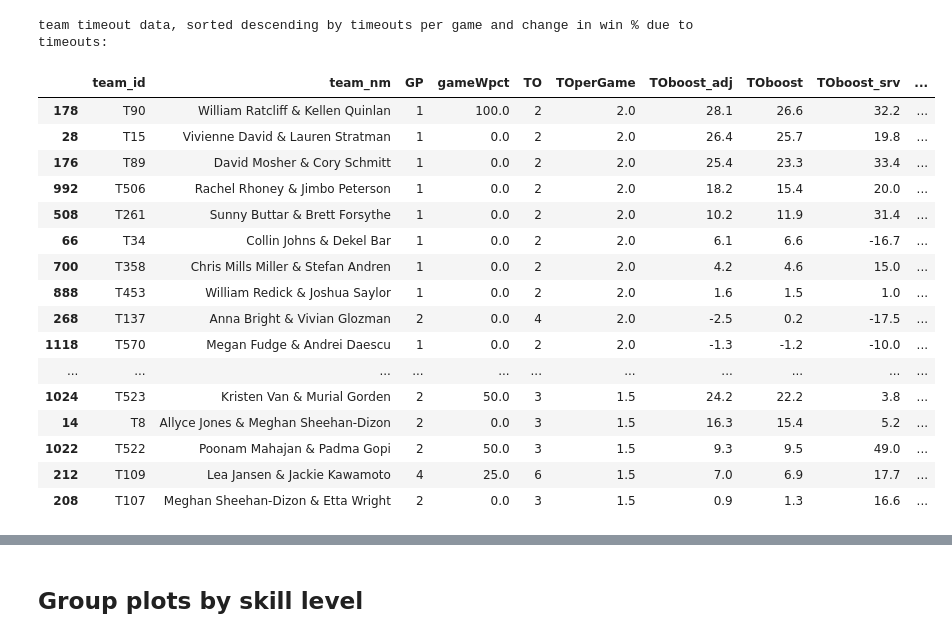
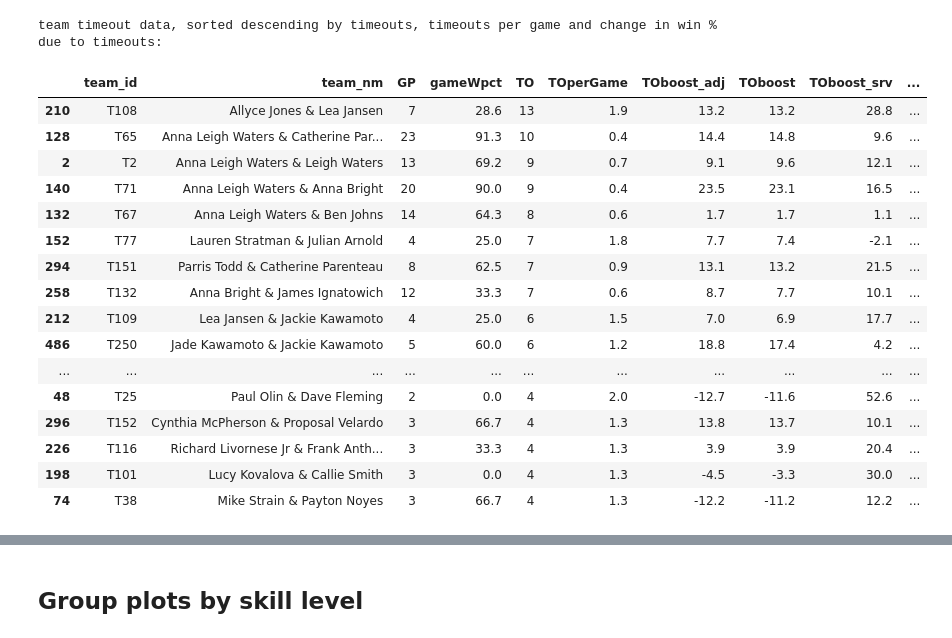
Before and after one commit to conner-mcnicholas/Pickleball_Timeout_Analysis, a Jupyter notebook: src/timeout_analysis.ipynb, the cells around one changed output, grey strips where cells are left out. Cells and saved outputs as stored; diff of their text form; code cells hidden in the pictures.

Commit message:
latest data

```diff
--- a/src/timeout_analysis.ipynb
+++ b/src/timeout_analysis.ipynb
@@ -521,49 +571,49 @@ df_teammetrx['TOperGame'] = (df_teammetrx.TO/df_teammetrx.GP).round(1)
 #print(f"df_teammetrx:\n {df_teammetrx}\n")
 #print(f'\nlength df_teammetrx: {len(df_teammetrx)}\n')
 
 grouped = df_timeout.groupby('to_team')
 df_teamcalc = pd.concat([grouped['deltawin'].agg([('TOboost','mean')]).round(1), \
                     grouped['deltawin_adj'].agg([('TOboost_adj','mean')]).round(1), \
                     grouped['deltawinsrv'].agg([('TOboost_srv','mean')]).round(1), \
                     grouped['deltawinrcv'].agg([('TOboost_ret','mean')]).round(1), \
                    ],axis=1).reset_index()
 df_teamcalc.rename(columns={"to_team": "team_id"},inplace=True)
 #print(f"\n df_teamcalc:\n {df_teamcalc}\n")
 #print(f'\nlength df_teamcalc: {len(df_teamcalc)}\n')
 
 df_teammetrx = pd.merge(df_teammetrx,df_teamcalc,how='outer',on='team_id').fillna(0)
 df_teammetrx['team_id'] = [int(x[1:]) for x in df_teammetrx.team_id]
 df_teammetrx = df_teammetrx.sort_values('team_id')
 df_teammetrx.team_id = 'T'+df_teammetrx.team_id.astype(str)
 df_teammetrx = pd.merge(df_teammetrx,team,on='team_id',how='outer').fillna(0)
 #print(f'\nlength df_teammetrx post merge: {len(df_teammetrx)}\n')
 df_teammetrx.drop_duplicates(inplace=True)
 #print(f'\nlength df_teammetrx post dedup: {len(df_teammetrx)}\n')
 
 df_teamstats = df_teammetrx[['team_id','team_nm','GP','gameWpct','TO','TOperGame','TOboost_adj','TOboost','TOboost_srv','TOboost_ret']]
 df_teamstats[['GP','TO']] = df_teamstats[['GP','TO']].astype('int')
-df_teamstats.sort_values(['TOperGame','TOboost','TOboost_adj'],ascending=[False,False,False],inplace=True)
+df_teamstats.sort_values(['TO','TOperGame','TOboost','TOboost_adj'],ascending=[False,False,False,False],inplace=True)
 #print(f"df_teammstats post cast n sort:\n {df_teamstats}\n")
 
 df_teamstats.to_csv('team_timeout_data.csv',index=False)
-print('team timeout data, sorted descending by timeouts per game and change in win % due to timeouts:\n ')
+print('team timeout data, sorted descending by timeouts, timeouts per game and change in win % due to timeouts:\n ')
 df_teamstats.head(20)
 # %% [output]
-team timeout data, sorted descending by timeouts per game and change in win % due to timeouts:
+team timeout data, sorted descending by timeouts, timeouts per game and change in win % due to timeouts:
 |  | team_id | team_nm | GP | gameWpct | TO | TOperGame | TOboost_adj | TOboost | TOboost_srv | ... |
-| 178 | T90 | William Ratcliff & Kellen Quinlan | 1 | 100.0 | 2 | 2.0 | 28.1 | 26.6 | 32.2 | ... |
-| 28 | T15 | Vivienne David & Lauren Stratman | 1 | 0.0 | 2 | 2.0 | 26.4 | 25.7 | 19.8 | ... |
-| 176 | T89 | David Mosher & Cory Schmitt | 1 | 0.0 | 2 | 2.0 | 25.4 | 23.3 | 33.4 | ... |
-| 992 | T506 | Rachel Rhoney & Jimbo Peterson | 1 | 0.0 | 2 | 2.0 | 18.2 | 15.4 | 20.0 | ... |
-| 508 | T261 | Sunny Buttar & Brett Forsythe | 1 | 0.0 | 2 | 2.0 | 10.2 | 11.9 | 31.4 | ... |
-| 66 | T34 | Collin Johns & Dekel Bar | 1 | 0.0 | 2 | 2.0 | 6.1 | 6.6 | -16.7 | ... |
-| 700 | T358 | Chris Mills Miller & Stefan Andren | 1 | 0.0 | 2 | 2.0 | 4.2 | 4.6 | 15.0 | ... |
-| 888 | T453 | William Redick & Joshua Saylor | 1 | 0.0 | 2 | 2.0 | 1.6 | 1.5 | 1.0 | ... |
-| 268 | T137 | Anna Bright & Vivian Glozman | 2 | 0.0 | 4 | 2.0 | -2.5 | 0.2 | -17.5 | ... |
-| 1118 | T570 | Megan Fudge & Andrei Daescu | 1 | 0.0 | 2 | 2.0 | -1.3 | -1.2 | -10.0 | ... |
+| 210 | T108 | Allyce Jones & Lea Jansen | 7 | 28.6 | 13 | 1.9 | 13.2 | 13.2 | 28.8 | ... |
+| 128 | T65 | Anna Leigh Waters & Catherine Par... | 23 | 91.3 | 10 | 0.4 | 14.4 | 14.8 | 9.6 | ... |
+| 2 | T2 | Anna Leigh Waters & Leigh Waters | 13 | 69.2 | 9 | 0.7 | 9.1 | 9.6 | 12.1 | ... |
+| 140 | T71 | Anna Leigh Waters & Anna Bright | 20 | 90.0 | 9 | 0.4 | 23.5 | 23.1 | 16.5 | ... |
+| 132 | T67 | Anna Leigh Waters & Ben Johns | 14 | 64.3 | 8 | 0.6 | 1.7 | 1.7 | 1.1 | ... |
+| 152 | T77 | Lauren Stratman & Julian Arnold | 4 | 25.0 | 7 | 1.8 | 7.7 | 7.4 | -2.1 | ... |
+| 294 | T151 | Parris Todd & Catherine Parenteau | 8 | 62.5 | 7 | 0.9 | 13.1 | 13.2 | 21.5 | ... |
+| 258 | T132 | Anna Bright & James Ignatowich | 12 | 33.3 | 7 | 0.6 | 8.7 | 7.7 | 10.1 | ... |
+| 212 | T109 | Lea Jansen & Jackie Kawamoto | 4 | 25.0 | 6 | 1.5 | 7.0 | 6.9 | 17.7 | ... |
+| 486 | T250 | Jade Kawamoto & Jackie Kawamoto | 5 | 60.0 | 6 | 1.2 | 18.8 | 17.4 | 4.2 | ... |
 | ... | ... | ... | ... | ... | ... | ... | ... | ... | ... | ... |
-| 1024 | T523 | Kristen Van & Murial Gorden | 2 | 50.0 | 3 | 1.5 | 24.2 | 22.2 | 3.8 | ... |
-| 14 | T8 | Allyce Jones & Meghan Sheehan-Dizon | 2 | 0.0 | 3 | 1.5 | 16.3 | 15.4 | 5.2 | ... |
-| 1022 | T522 | Poonam Mahajan & Padma Gopi | 2 | 50.0 | 3 | 1.5 | 9.3 | 9.5 | 49.0 | ... |
-| 212 | T109 | Lea Jansen & Jackie Kawamoto | 4 | 25.0 | 6 | 1.5 | 7.0 | 6.9 | 17.7 | ... |
-| 208 | T107 | Meghan Sheehan-Dizon & Etta Wright | 2 | 0.0 | 3 | 1.5 | 0.9 | 1.3 | 16.6 | ... |
+| 48 | T25 | Paul Olin & Dave Fleming | 2 | 0.0 | 4 | 2.0 | -12.7 | -11.6 | 52.6 | ... |
+| 296 | T152 | Cynthia McPherson & Proposal Velardo | 3 | 66.7 | 4 | 1.3 | 13.8 | 13.7 | 10.1 | ... |
+| 226 | T116 | Richard Livornese Jr & Frank Anth... | 3 | 33.3 | 4 | 1.3 | 3.9 | 3.9 | 20.4 | ... |
+| 198 | T101 | Lucy Kovalova & Callie Smith | 3 | 0.0 | 4 | 1.3 | -4.5 | -3.3 | 30.0 | ... |
+| 74 | T38 | Mike Strain & Payton Noyes | 3 | 66.7 | 4 | 1.3 | -12.2 | -11.2 | 12.2 | ... |
```
Also changed, not shown: parts of 53 cells of this notebook, 3 other files.
